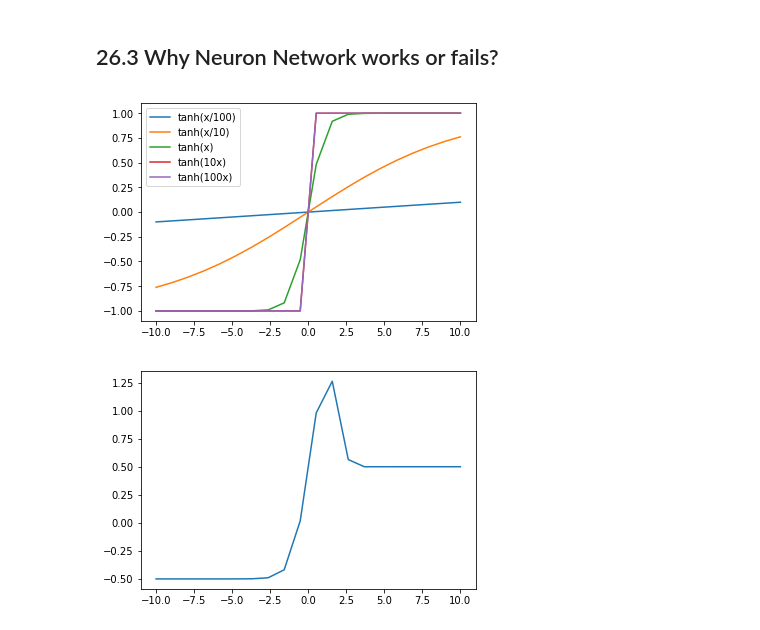
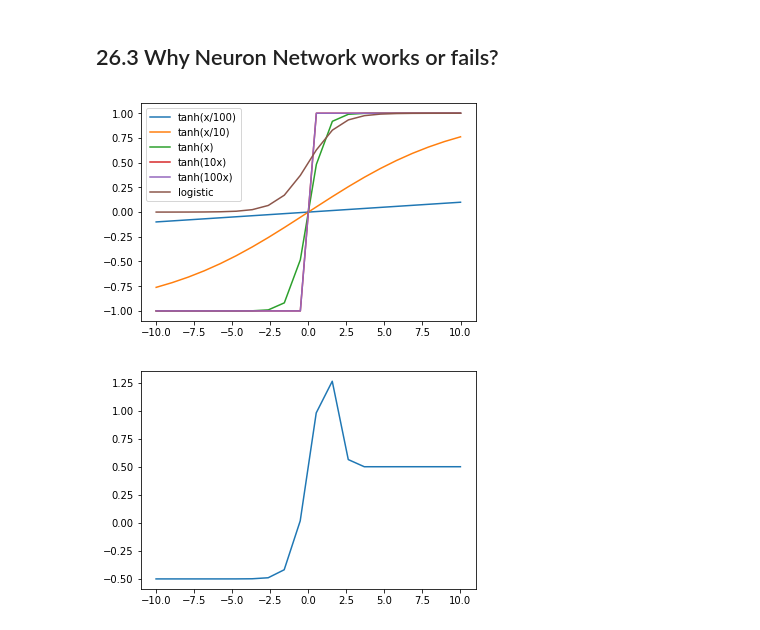
Before and after one commit to MaterSim/ComputationalPhysics300, a Jupyter notebook: Lec_26.ipynb, the cells around one changed output. Drawn from its saved outputs; the diff is of its cells as text; code cells hidden in the pictures.

```diff
--- a/Lec_26.ipynb
+++ b/Lec_26.ipynb
@@ -234,18 +234,19 @@ results(x, w_hist[-1])
 # %%
 #hyperbolic tangent could provide very flexible curves
 x0 = np.linspace(-10,10,20)
 y0 = np.tanh(x0)
 plt.plot(x0, np.tanh(0.01*x0), label='tanh(x/100)')
 plt.plot(x0, np.tanh(0.1*x0), label='tanh(x/10)')
 plt.plot(x0, np.tanh(x0), label='tanh(x)')
 plt.plot(x0, np.tanh(10*x0), label='tanh(10x)')
 plt.plot(x0, np.tanh(100*x0), label='tanh(100x)')
+plt.plot(x0, 1/(1+np.exp(-x0)), label='logistic')
 
 plt.legend()
 
 plt.show()
 # %% [output]
-[figure, old version]
+[figure, new version]
 # %%
 #hyperbolic tangent could provide very flexible curves
 x0 = np.linspace(-10,10,20)
```
Also changed, not shown: parts of 1 cell of this notebook.
